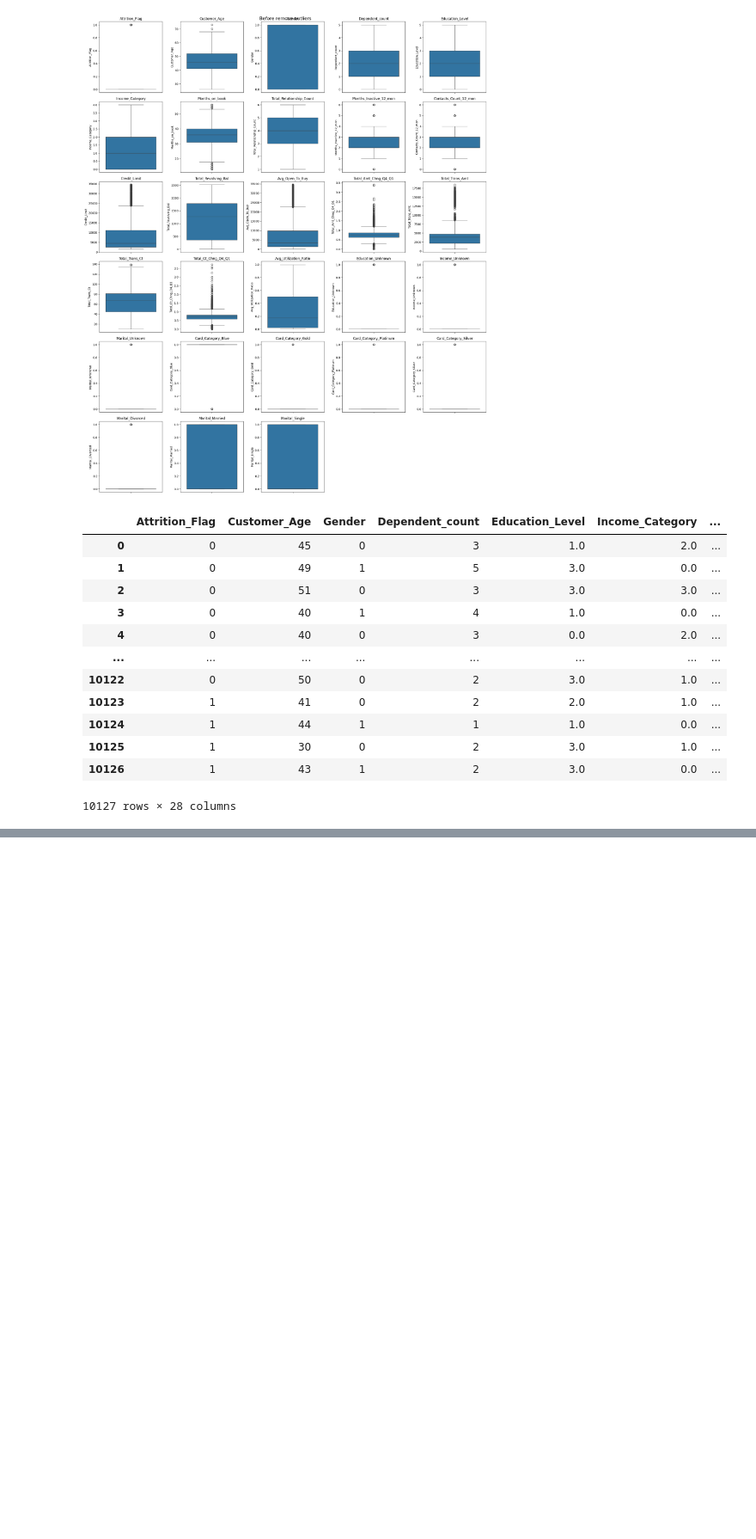
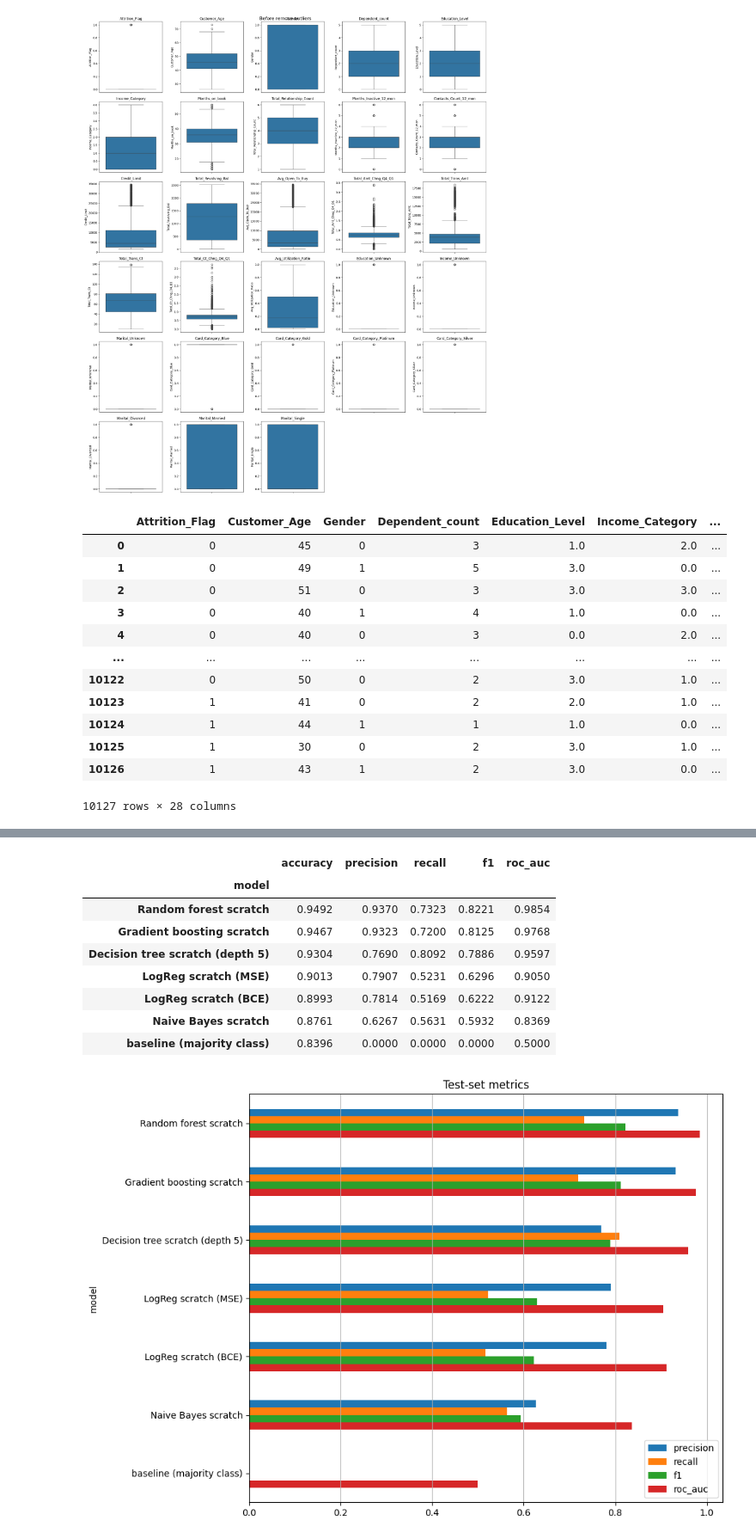
Before and after one commit to nj-nattida/Intro-to-ML, a Jupyter notebook: classification_compare.ipynb, the cells around one changed output, grey strips where cells are left out. Shown at 86% size. Drawn from its saved outputs; the diff is of its cells as text; code cells hidden in the pictures; blank space fills up the shorter version.

```diff
--- a/classification_compare.ipynb
+++ b/classification_compare.ipynb
@@ -697,0 +475,17 @@ class NaiveBayes:
+# %%
+results = pd.DataFrame(rows).set_index("model").sort_values("f1", ascending=False)
+display(results.round(4))
+
+ax = results[["precision", "recall", "f1", "roc_auc"]].plot.barh(figsize=(10, 7))
+ax.set_title("Test-set metrics"); ax.invert_yaxis(); ax.grid(axis="x"); plt.tight_layout(); plt.show()
+# %% [output]
+|  | accuracy | precision | recall | f1 | roc_auc |
+| model |  |  |  |  |  |
+| Random forest scratch | 0.9492 | 0.9370 | 0.7323 | 0.8221 | 0.9854 |
+| Gradient boosting scratch | 0.9467 | 0.9323 | 0.7200 | 0.8125 | 0.9768 |
+| Decision tree scratch (depth 5) | 0.9304 | 0.7690 | 0.8092 | 0.7886 | 0.9597 |
+| LogReg scratch (MSE) | 0.9013 | 0.7907 | 0.5231 | 0.6296 | 0.9050 |
+| LogReg scratch (BCE) | 0.8993 | 0.7814 | 0.5169 | 0.6222 | 0.9122 |
+| Naive Bayes scratch | 0.8761 | 0.6267 | 0.5631 | 0.5932 | 0.8369 |
+| baseline (majority class) | 0.8396 | 0.0000 | 0.0000 | 0.0000 | 0.5000 |
+[figure, added]
```
Also changed, not shown: parts of 7 cells of this notebook, 3 other files.
